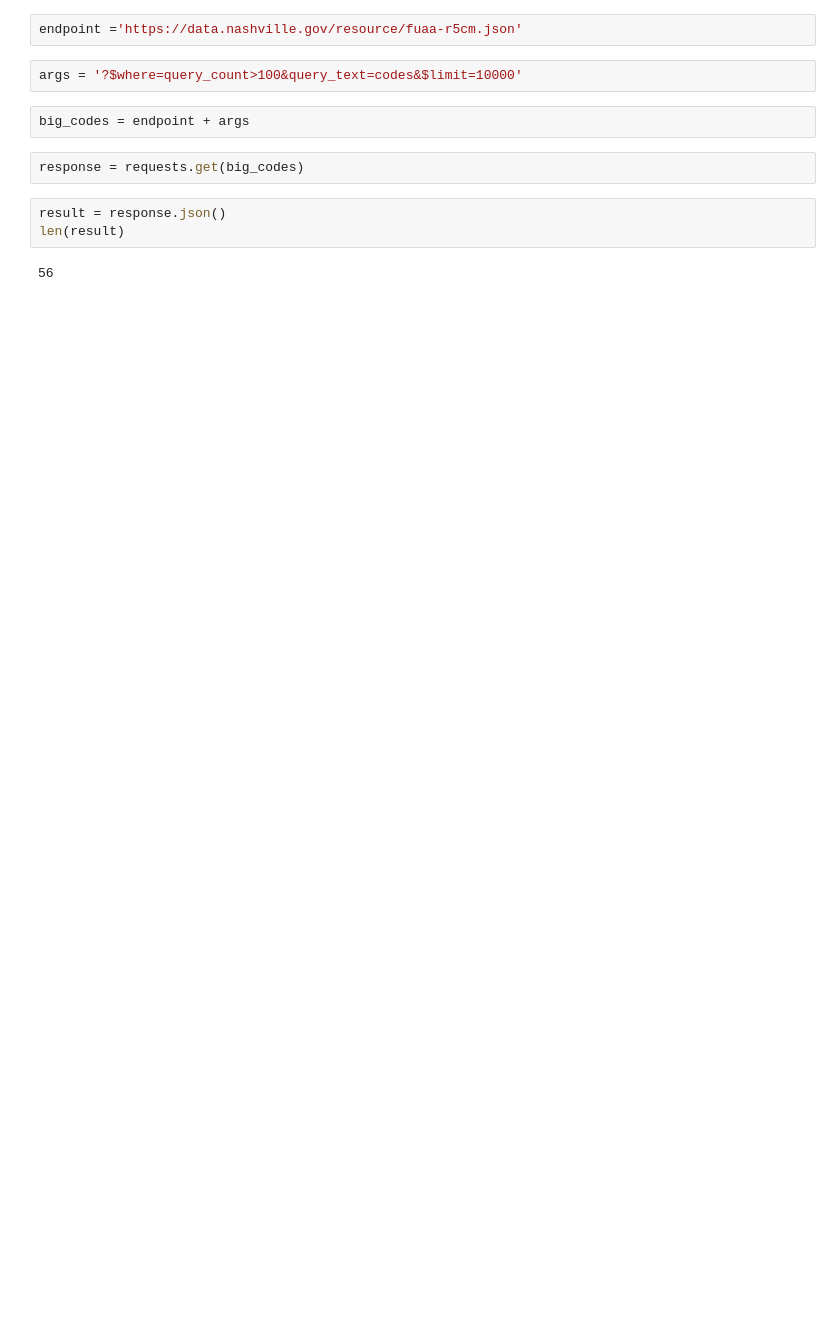
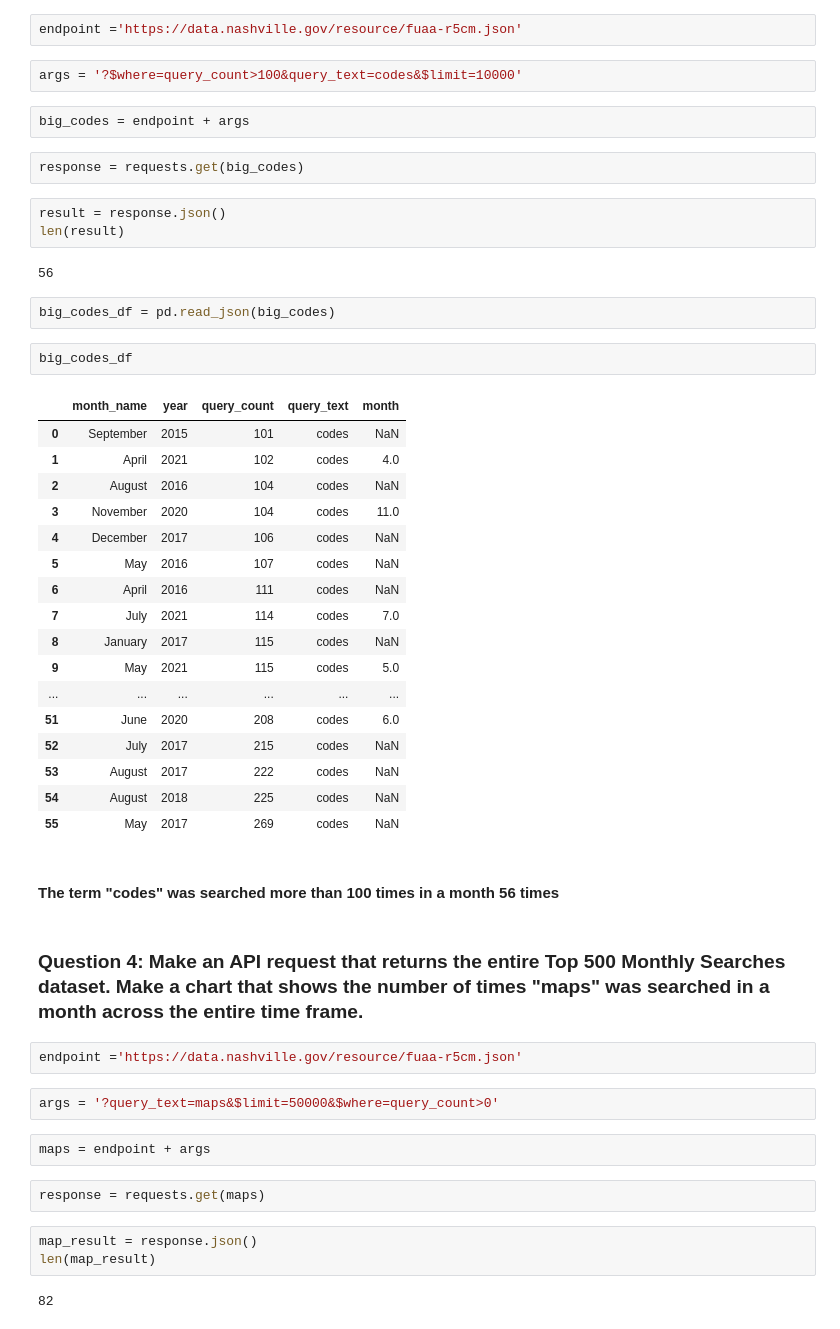
Before and after one commit to NSS-Data-Analytics-Cohort-7/socrata-api-AKCase1993, a Jupyter notebook: notebook/Untitled.ipynb, the cells around one changed output. Cells and saved outputs as stored; diff of their text form; blank space fills up the shorter version.

```diff
--- a/notebook/Untitled.ipynb
+++ b/notebook/Untitled.ipynb
@@ -136,3 +136,42 @@ result = response.json()
 len(result)
 # %% [output]
 56
+# %%
+big_codes_df = pd.read_json(big_codes)
+# %%
+big_codes_df
+# %% [output]
+|  | month_name | year | query_count | query_text | month |
+| 0 | September | 2015 | 101 | codes | NaN |
+| 1 | April | 2021 | 102 | codes | 4.0 |
+| 2 | August | 2016 | 104 | codes | NaN |
+| 3 | November | 2020 | 104 | codes | 11.0 |
+| 4 | December | 2017 | 106 | codes | NaN |
+| 5 | May | 2016 | 107 | codes | NaN |
+| 6 | April | 2016 | 111 | codes | NaN |
+| 7 | July | 2021 | 114 | codes | 7.0 |
+| 8 | January | 2017 | 115 | codes | NaN |
+| 9 | May | 2021 | 115 | codes | 5.0 |
+| ... | ... | ... | ... | ... | ... |
+| 51 | June | 2020 | 208 | codes | 6.0 |
+| 52 | July | 2017 | 215 | codes | NaN |
+| 53 | August | 2017 | 222 | codes | NaN |
+| 54 | August | 2018 | 225 | codes | NaN |
+| 55 | May | 2017 | 269 | codes | NaN |
+# %% [markdown]
+#### The term "codes" was searched more than 100 times in a month 56 times
+# %% [markdown]
+### Question 4: Make an API request that returns the entire Top 500 Monthly Searches dataset. Make a chart that shows the number of times "maps" was searched in a month across the entire time frame.
+# %%
+endpoint ='https://data.nashville.gov/resource/fuaa-r5cm.json'
+# %%
+args = '?query_text=maps&$limit=50000&$where=query_count>0'
+# %%
+maps = endpoint + args
+# %%
+response = requests.get(maps)
+# %%
+map_result = response.json()
+len(map_result)
+# %% [output]
+82
```
Also changed, not shown: parts of 4 cells of this notebook.
